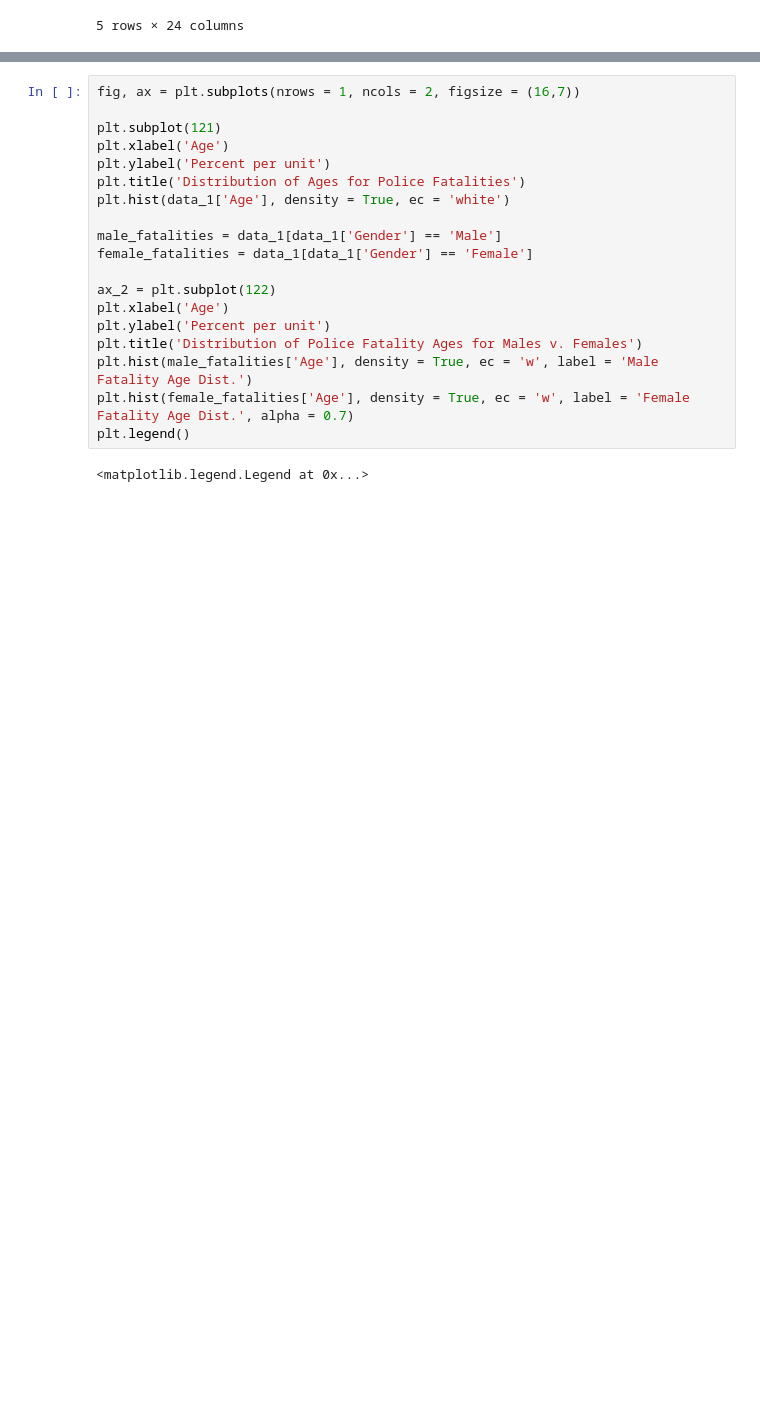
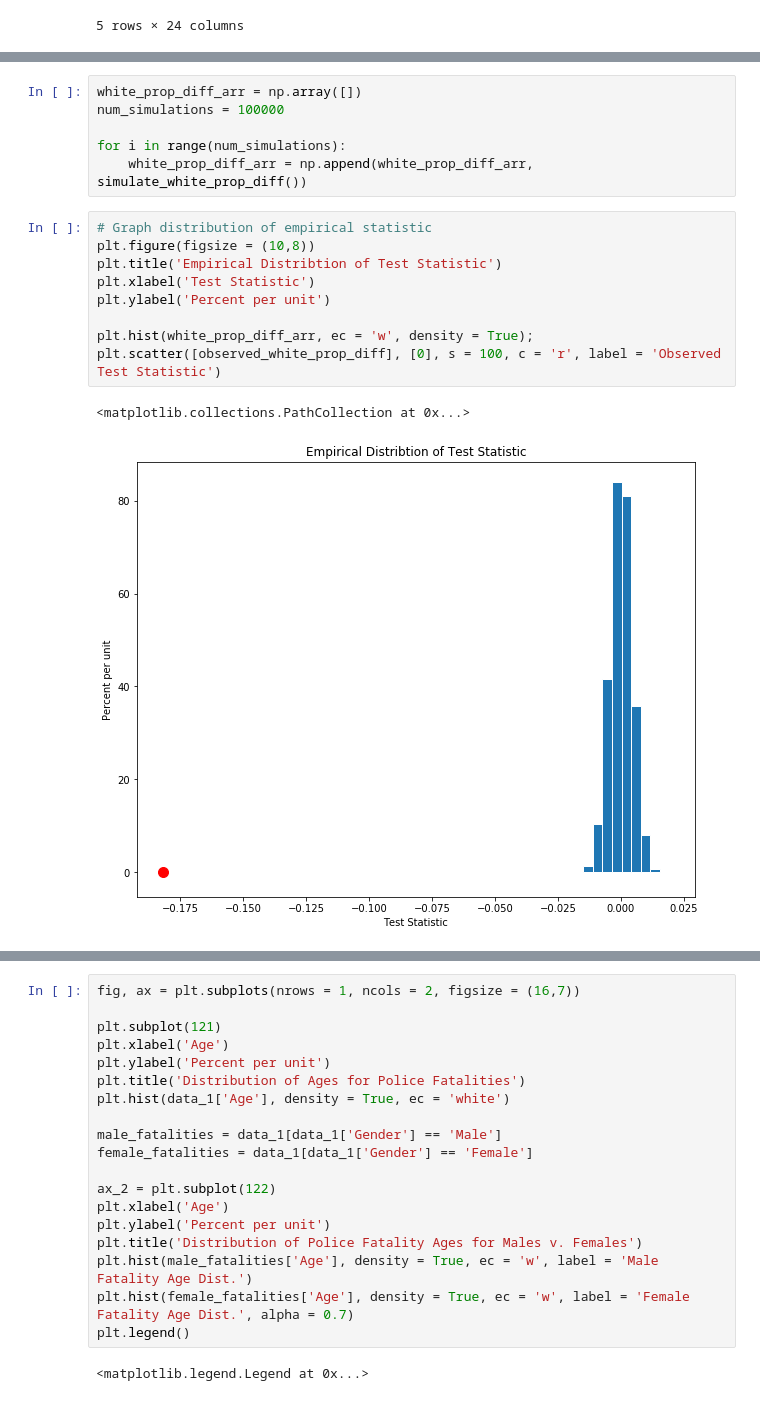
Before and after one commit to hotafrosauce1/Police-Fatality-Victim-Dataset-Analysis, a Jupyter notebook: Police_Fatality_Analysis.ipynb, the cells around one changed output, grey strips where cells are left out. Drawn from its saved outputs; the diff is of its cells as text; blank space fills up the shorter version.

```diff
--- a/Police_Fatality_Analysis.ipynb
+++ b/Police_Fatality_Analysis.ipynb
@@ -182,0 +312,18 @@ Unarmed blacks ~58.12 times as likely to be met with fatal force than unarmed as
+# %%
+white_prop_diff_arr = np.array([])
+num_simulations = 100000
+
+for i in range(num_simulations):
+    white_prop_diff_arr = np.append(white_prop_diff_arr, simulate_white_prop_diff())
+# %%
+# Graph distribution of empirical statistic
+plt.figure(figsize = (10,8))
+plt.title('Empirical Distribtion of Test Statistic')
+plt.xlabel('Test Statistic')
+plt.ylabel('Percent per unit')
+
+plt.hist(white_prop_diff_arr, ec = 'w', density = True);
+plt.scatter([observed_white_prop_diff], [0], s = 100, c = 'r', label = 'Observed Test Statistic')
+# %% [output]
+<matplotlib.collections.PathCollection at 0x...>
+[figure, added]
```
Also changed, not shown: parts of 16 cells of this notebook.
